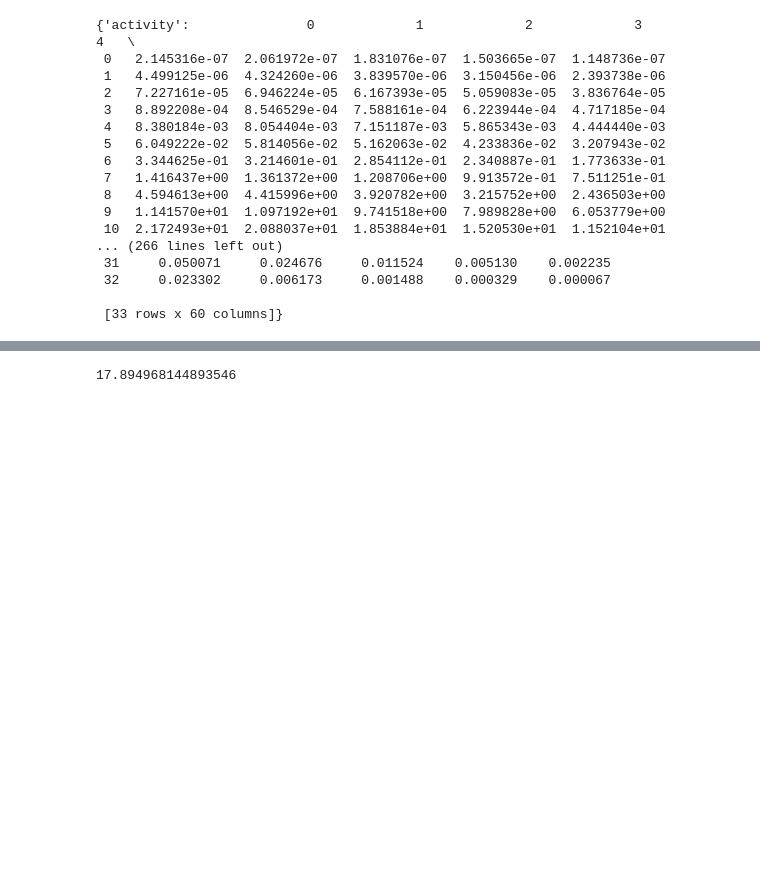
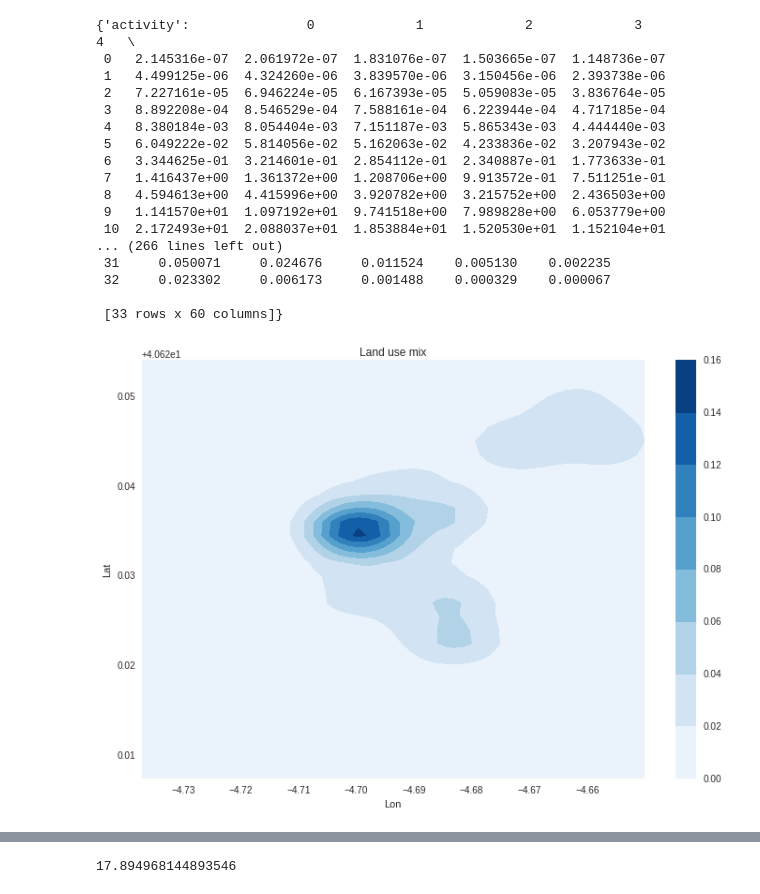
Before and after one commit to martibosch/landusemix, a Jupyter notebook: urban_analysis/notebooks/analysis_example.ipynb, the cells around one changed output, grey strips where cells are left out. Cells and saved outputs as stored; diff of their text form; code cells hidden in the pictures; blank space fills up the shorter version.

```diff
--- a/urban_analysis/notebooks/analysis_example.ipynb
+++ b/urban_analysis/notebooks/analysis_example.ipynb
@@ -57,6 +57,20 @@ The data has been stored locally with success
  32     0.023302     0.006173     0.001488    0.000329    0.000067
 
  [33 rows x 60 columns]}
+# %%
+#plt.contour(resampled.T, extent=(min(x), max(x), max(y), min(y)),interpolation='bicubic',origin='upper')
+
+w,h = (12,8)
+plt.figure(figsize=(w,h))
+cp = plt.contourf(xx[:-1,:-1], yy[:-1,:-1], avila.f_lu_mix_grid, cmap=plt.get_cmap('Blues'))
+#plt.contour(resampled.T, extent=(min(x), max(x), max(y), min(y)),interpolation='bicubic',origin='upper')
+plt.colorbar(cp)
+plt.title(label)
+plt.xlabel('Lon')
+plt.ylabel('Lat')
+plt.show()
+# %% [output]
+[figure, added]
 # %%
 xx, yy = avila.grid
 avila._f_lu_mix_grid = None
```
Also changed, not shown: parts of 1 cell of this notebook, 1 other file.
